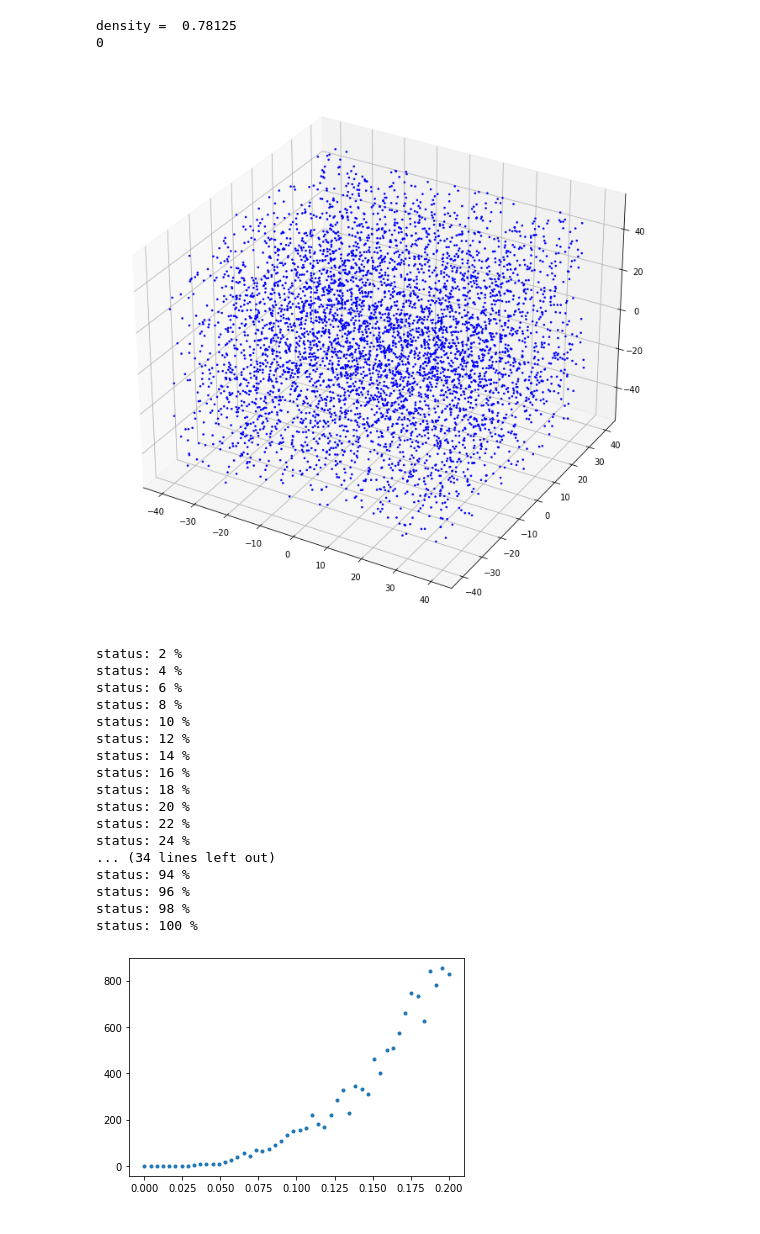
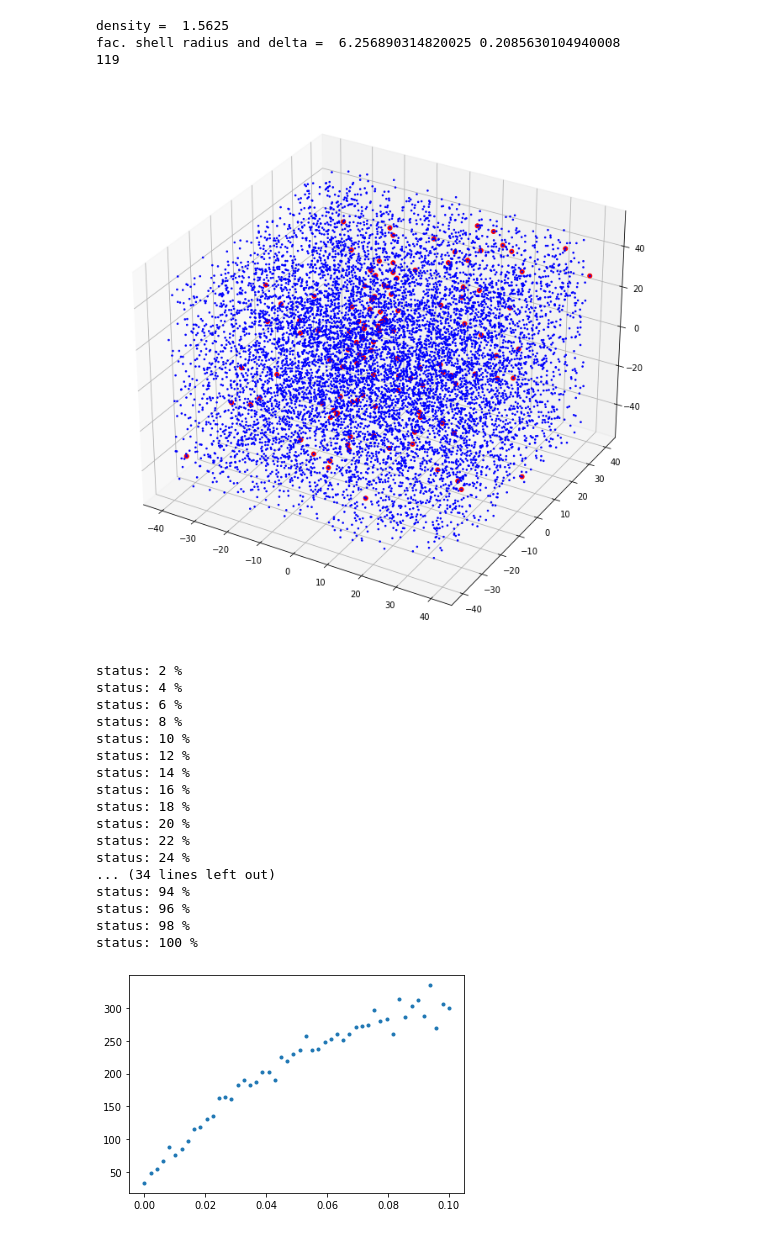
Before and after one commit to Valerio-Amico/rydberg_percolation, a Jupyter notebook: 3D_percolation.ipynb, the cells around one changed output. Saved outputs shown, nothing was run; the diff lists cells and outputs as text; code cells hidden in the pictures.

```diff
--- a/3D_percolation.ipynb
+++ b/3D_percolation.ipynb
@@ -8,37 +8,47 @@ from matplotlib.animation import FuncAnimation, ArtistAnimation
 from rydbperc import ryperc
 import numpy as np
 # %%
-N_points = 5000
+N_points = 10000
 radius_MOT = 20
-radius_shell = 4
-delta_radius_shell = 2
+
+C6 = 1.2*10**6 # van der waals coefficient [MHz * um^6]
+gamma_def = 4 # dephasing rate [MHz]
+Delta = 20 # detuning [MHz]
+gamma_spontaneous_emission_70s = 0.1 # [MHz]
+
+radius_shell = (C6/(Delta))**(1/6)
+delta_radius_shell = radius_shell*(gamma_def/(6*Delta))
+
 p_spont_exc = 0.001
-p_spont_emi = 0.1
+p_spont_emi = 0.01
 p_facilitation = 0.01
 
 shape = [80,80,100]
 density = N_points/(shape[0]*shape[1]*shape[2]*10**-2) # atoms/cm^3
 
 print("density = ",density)
+print("fac. shell radius and delta = ", radius_shell, delta_radius_shell)
+
 clu = ryperc.cluster3D(N_points, shape, distribution="uniform", is_2D=False)
 
 clu.set_evolution_parameters(
                             shell_radius=radius_shell,
                             shell_delta=delta_radius_shell,
                             p_spont_exct=p_spont_exc,
                             p_emission=p_spont_emi,
                             p_fac=p_facilitation
                             )
 
 clu.evolve(100, excitation_steps=10)
 print(len(clu.cluster_excited))
 clu.show()
 # %% [output]
-density =  0.78125
-0
+density =  1.5625
+fac. shell radius and delta =  6.256890314820025 0.2085630104940008
+119
-[figure, old version]
+[figure, new version]
 # %%
-p_facilitation_range = np.linspace(0,0.2,50)
+p_facilitation_range = np.linspace(0,0.1,50)
 just_repetitions = 5
 N_steps = 100
 N_exct = []
@@ -84,7 +94,7 @@ status: 94 %
 status: 96 %
 status: 98 %
 status: 100 %
-[figure, old version]
+[figure, new version]
 # %%
 for i in range(len(p_facilitation_range)):
     plt.plot(just_repetitions * [p_facilitation_range[i]], np.array(N_s[i])/N_points, linestyle="", marker="o")
```
Also changed, not shown: parts of 4 cells of this notebook, 1 other file.
